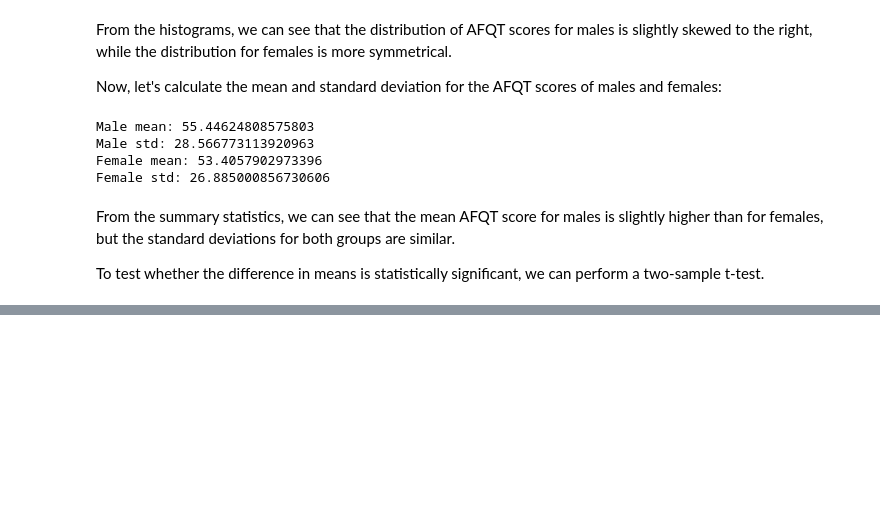
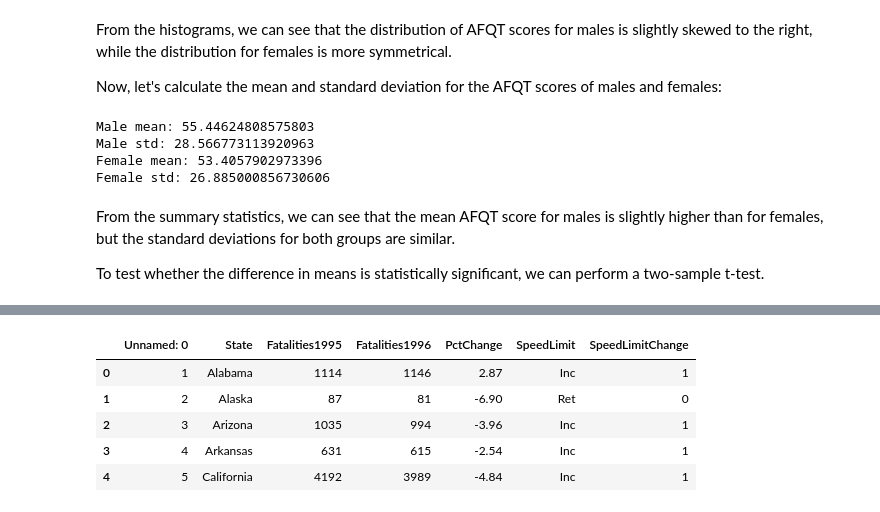
Before and after one commit to abhinavchat-cal/calance-ds-assignments, a Jupyter notebook: Assignment 1.ipynb, the cells around one changed output, grey strips where cells are left out. Cells and saved outputs as stored; diff of their text form; code cells hidden in the pictures; blank space fills up the shorter version.

```diff
--- a/Assignment 1.ipynb
+++ b/Assignment 1.ipynb
@@ -492,0 +485,10 @@ male_ci = t.interval(0.95, male_n - 1, loc=male_mean)
+# %%
+df_ex0223["SpeedLimitChange"] = df_ex0223["SpeedLimit"].apply(lambda x: 1 if x == 'Inc' else 0)
+df_ex0223.head()
+# %% [output]
+|  | Unnamed: 0 | State | Fatalities1995 | Fatalities1996 | PctChange | SpeedLimit | SpeedLimitChange |
+| 0 | 1 | Alabama | 1114 | 1146 | 2.87 | Inc | 1 |
+| 1 | 2 | Alaska | 87 | 81 | -6.90 | Ret | 0 |
+| 2 | 3 | Arizona | 1035 | 994 | -3.96 | Inc | 1 |
+| 3 | 4 | Arkansas | 631 | 615 | -2.54 | Inc | 1 |
+| 4 | 5 | California | 4192 | 3989 | -4.84 | Inc | 1 |
```
Also changed, not shown: parts of 13 cells of this notebook, 1 other file.
